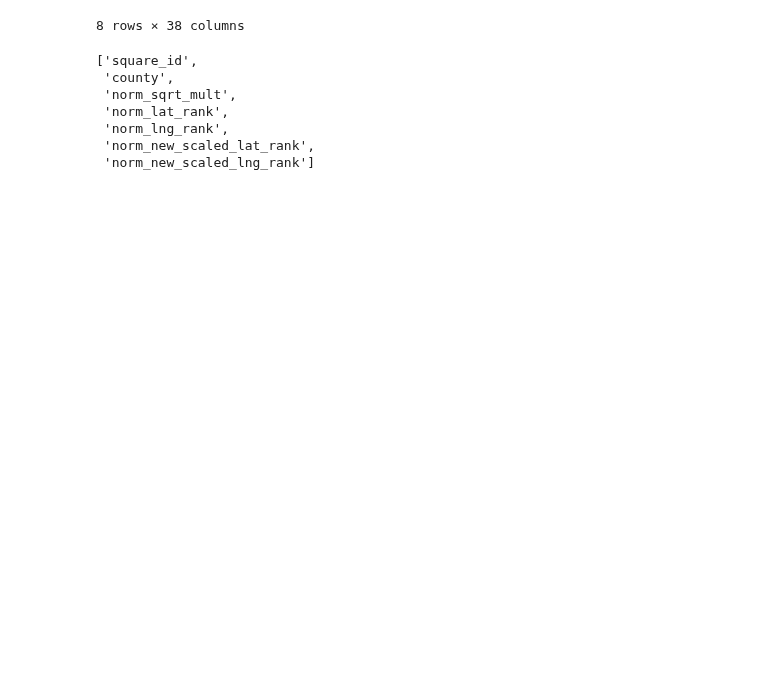
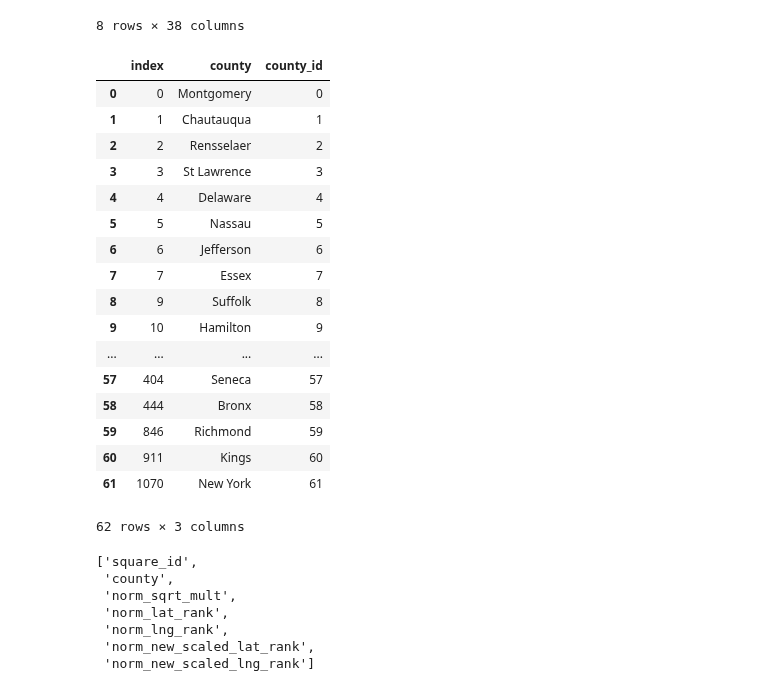
Before and after one commit to gautsi/gen-purpose-repo, a Jupyter notebook: maps/NormalizeCoordinates.ipynb, the cells around one changed output. Saved outputs shown, nothing was run; the diff lists cells and outputs as text; code cells hidden in the pictures; blank space fills up the shorter version.

Commit message:
added county id

```diff
--- a/maps/NormalizeCoordinates.ipynb
+++ b/maps/NormalizeCoordinates.ipynb
@@ -38,6 +38,30 @@ unt.describe()
 | 75% | 43.621139 | -74.170759 | 57.000000 | 55.000000 | 52.000000 | 49.000000 | 59.000000 | 62.000000 | ... |
 | max | 44.963291 | -71.931772 | 79.000000 | 78.000000 | 64.000000 | 69.000000 | 79.000000 | 78.000000 | ... |
 8 rows × 38 columns
+# %%
+counties = unt[["county"]].drop_duplicates().reset_index()
+# %%
+counties["county_id"] = counties.index
+counties
+# %% [output]
+|  | index | county | county_id |
+| 0 | 0 | Montgomery | 0 |
+| 1 | 1 | Chautauqua | 1 |
+| 2 | 2 | Rensselaer | 2 |
+| 3 | 3 | St Lawrence | 3 |
+| 4 | 4 | Delaware | 4 |
+| 5 | 5 | Nassau | 5 |
+| 6 | 6 | Jefferson | 6 |
+| 7 | 7 | Essex | 7 |
+| 8 | 9 | Suffolk | 8 |
+| 9 | 10 | Hamilton | 9 |
+| ... | ... | ... | ... |
+| 57 | 404 | Seneca | 57 |
+| 58 | 444 | Bronx | 58 |
+| 59 | 846 | Richmond | 59 |
+| 60 | 911 | Kings | 60 |
+| 61 | 1070 | New York | 61 |
+62 rows × 3 columns
 # %%
 unt[["square_id", "county"] + ["norm_" + i for i in norm_cols]].to_json("./untangled_norm_county_squares.json", orient = "records")
 # %%
```
Also changed, not shown: 1 other file.
